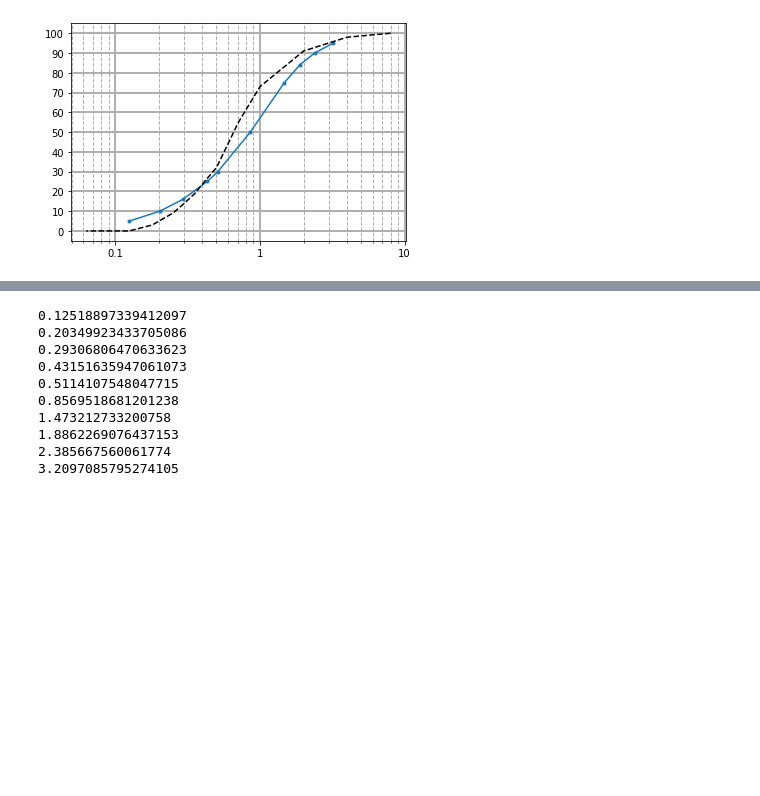
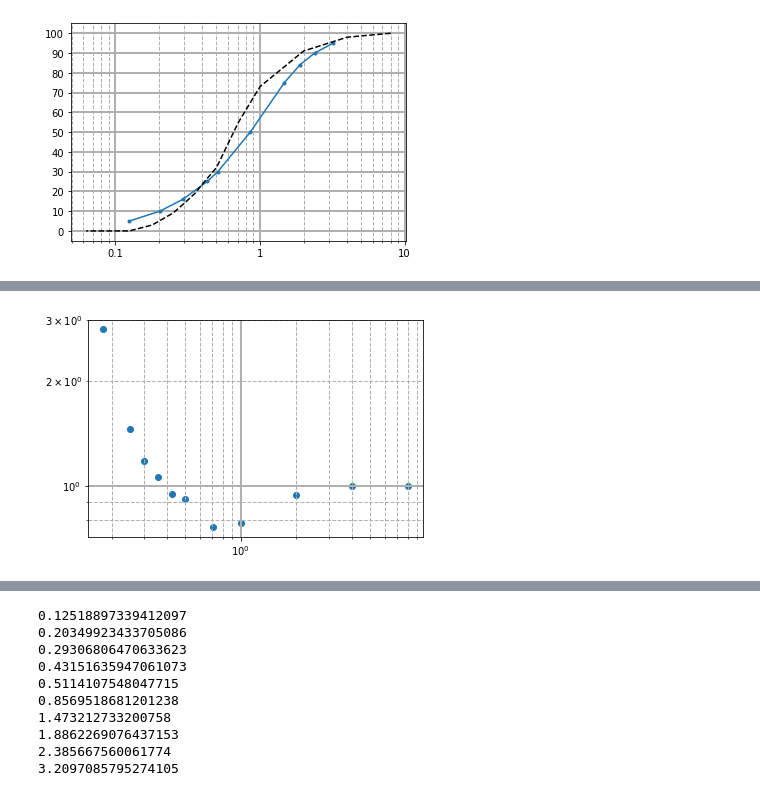
Before and after one commit to CasperFBakker/pyDGS-GUI, a Jupyter notebook: pyDGS Jupyter/dgs_loc1.ipynb, the cells around one changed output, grey strips where cells are left out. Saved outputs shown, nothing was run; the diff lists cells and outputs as text; code cells hidden in the pictures; blank space fills up the shorter version.

```diff
--- a/pyDGS Jupyter/dgs_loc1.ipynb
+++ b/pyDGS Jupyter/dgs_loc1.ipynb
@@ -271,0 +320,14 @@ plt.show()
+# %%
+result = np.array([100, 97.749458, 85.720625, 57.167991, 41.876899, 29.29367, 24.586666, 20.097533, 16.461223, 13.107033, 8.452028, 4.988484, 1.6371])
+sieve_open = np.array([8, 4, 2, 1, 0.71, 0.5, 0.425, 0.355, 0.3, 0.25, 0.18, 0.125, 0.063])
+sieve_data_1 = np.array([100, 98, 91, 73, 55, 32, 26, 19, 14, 9, 3, 0, 0])
+
+plt.scatter(sieve_open, (result/sieve_data_1))
+
+plt.xscale("log")
+plt.yscale("log")
+plt.grid(which='major', linewidth=2, linestyle='-')
+plt.grid(which='minor', linewidth=1, linestyle='--')
+plt.show()
+# %% [output]
+[figure, added]
```
Also changed, not shown: parts of 12 cells of this notebook, 10 other files.
